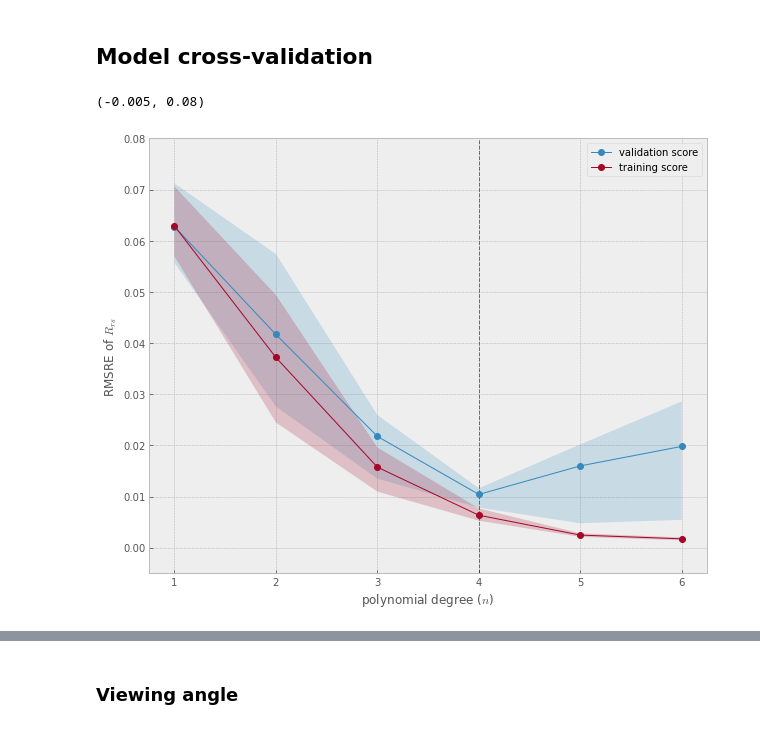
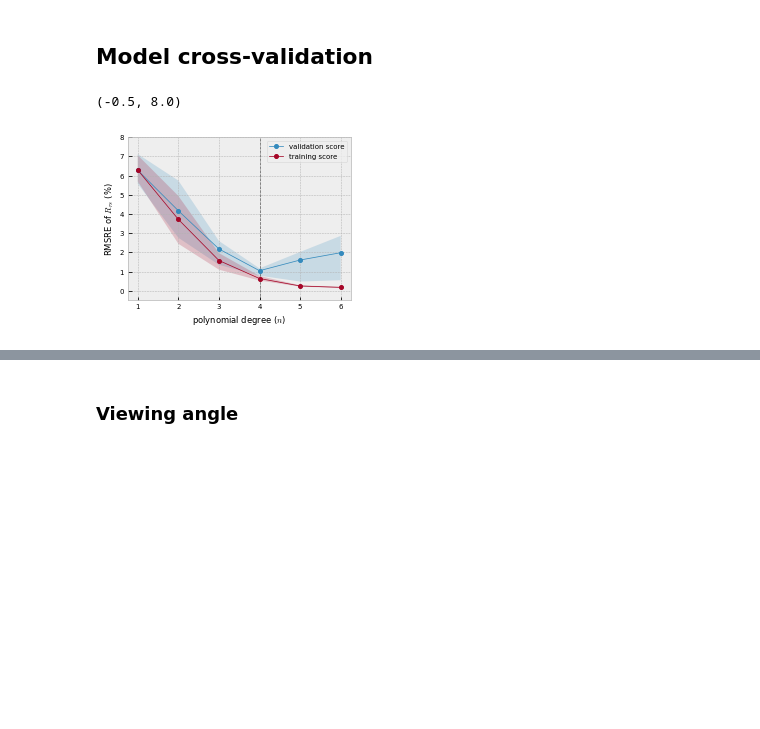
Before and after one commit to tadz-io/hydropt, a Jupyter notebook: notebooks/0.1-model_cross_validation.ipynb, the cells around one changed output, grey strips where cells are left out. Saved outputs shown, nothing was run; the diff lists cells and outputs as text; code cells hidden in the pictures; blank space fills up the shorter version.

```diff
--- a/notebooks/0.1-model_cross_validation.ipynb
+++ b/notebooks/0.1-model_cross_validation.ipynb
@@ -12,6 +13,8 @@ from sklearn.metrics import make_scorer
 # %%
 plt.style.use('bmh')
-plt.rcParams['figure.figsize'] = (10,8)
+plt.rcParams({'figure.figsize': (6,4)})
+plt.rcParams.update({'font.size': 7})
+plt.rcParams.update({"font.family": "DejaVu Sans"})
 # %% [markdown]
 ## Data pre-processing
 # %%
@@ -85,30 +88,36 @@ train_scores_qntl = np.array([
 ])
 # %%
 degree_range = slice(0,6)
-plt.axvline(4, linestyle='dashed', linewidth=1, color='black', alpha=.5)
+# to percent
+perc = 100
+
+plt.figure(figsize=(4,3))
+plt.axvline(4, linestyle='dashed', linewidth=.75, color='black', alpha=.5)
 # validation curve
-plt.plot(degree[degree_range], val_scores_mean[degree_range], marker='o', label='validation score', linewidth=1)
+plt.plot(degree[degree_range], val_scores_mean[degree_range]*perc, marker='o', label='validation score', linewidth=.75, markersize=4)
 plt.fill_between(degree[degree_range],
-                val_scores_qntl[0][degree_range],
-                val_scores_qntl[1][degree_range],
+                val_scores_qntl[0][degree_range]*perc,
+                val_scores_qntl[1][degree_range]*perc,
                 alpha=.2)
 
 # training curve
-plt.plot(degree[degree_range], train_scores_mean[degree_range], marker='o', linewidth=1, label='training score')
+plt.plot(degree[degree_range], train_scores_mean[degree_range]*perc, marker='o', linewidth=.75, markersize=4, label='training score')
 plt.fill_between(degree[degree_range],
-                train_scores_qntl[0][degree_range],
-                train_scores_qntl[1][degree_range],
+                train_scores_qntl[0][degree_range]*perc,
+                train_scores_qntl[1][degree_range]*perc,
                 alpha=.2)
 
 
 plt.legend(loc='best')
 #plt.ylim(-.01, 0.001)
 plt.xlabel('polynomial degree ($n$)')
-plt.ylabel('RMSRE of $R_{rs}$')
-plt.ylim(-.005, .08)
+plt.ylabel('RMSRE of $R_{rs}$ (%)')
+plt.ylim(-.5, 8)
+#plt.figure(figsize=(4,2))
+#plt.savefig('cross_validation.svg', format='svg')
 # %% [output]
-(-0.005, 0.08)
+(-0.5, 8.0)
-[figure, old version]
+[figure, new version]
 # %%
 def calculate_error(x, degree):
     X = np.log(x[['acoef','bbcoef']])
```
Also changed, not shown: parts of 6 cells of this notebook, 5 other files.
